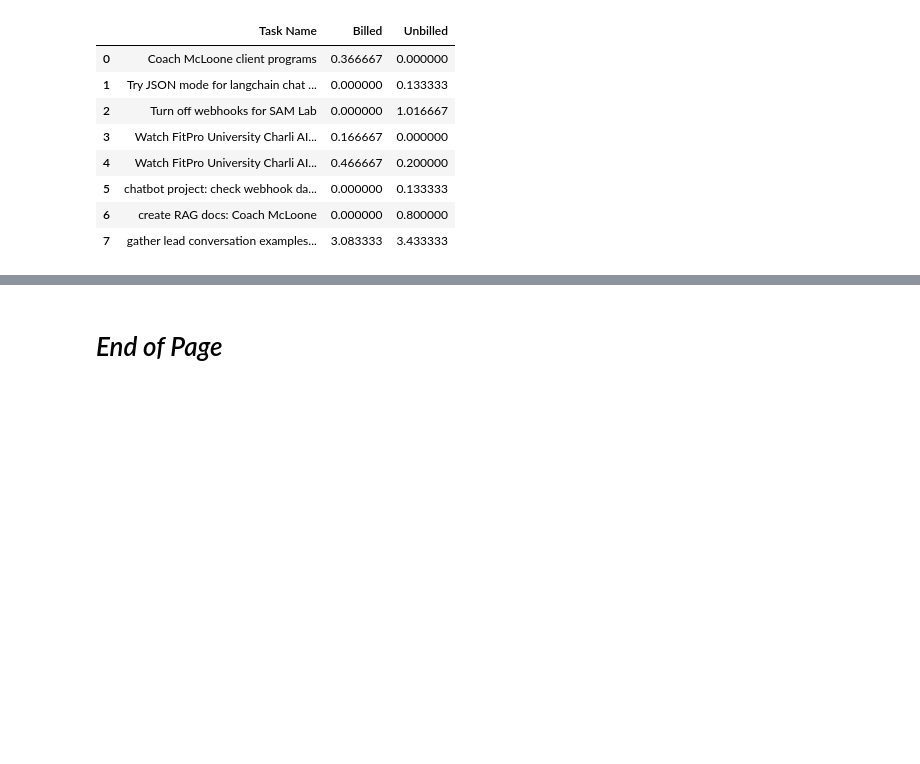
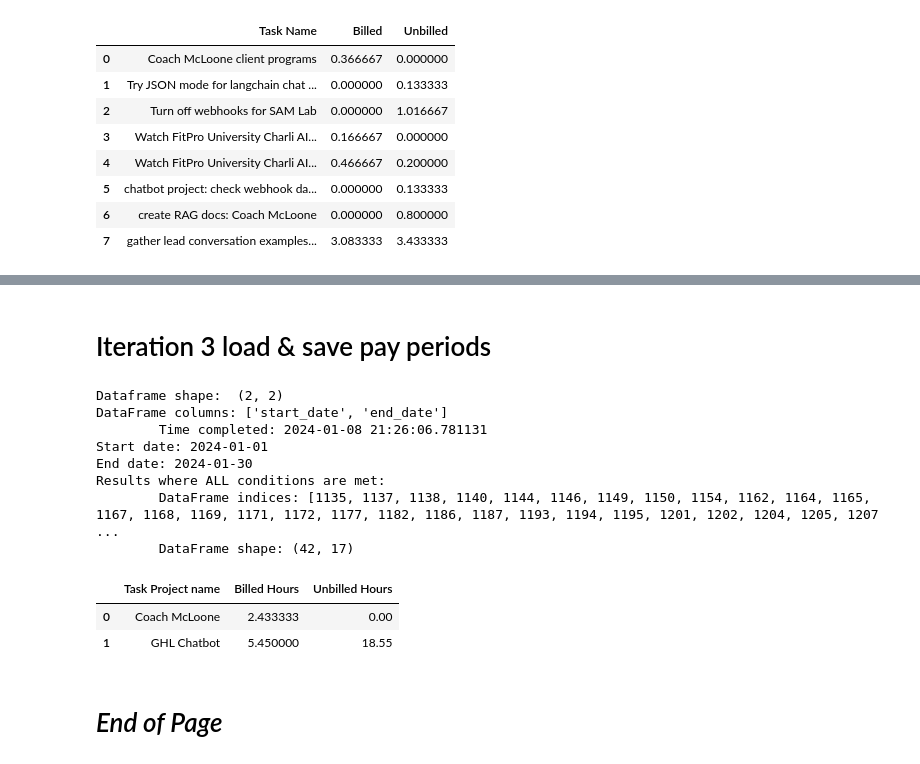
Before and after one commit to silvhua/notion-code, a Jupyter notebook: notebooks/2024-01-08 invoicing.ipynb, the cells around one changed output, grey strips where cells are left out. Saved outputs shown, nothing was run; the diff lists cells and outputs as text; code cells hidden in the pictures; blank space fills up the shorter version.

```diff
--- a/notebooks/2024-01-08 invoicing.ipynb
+++ b/notebooks/2024-01-08 invoicing.ipynb
@@ -254,2 +419,64 @@ Results where ALL conditions are met:
+# %% [markdown]
+# Iteration 3 load & save pay periods
+# %%
+from data_viz import *
+
+def get_invoice_records(df, start_date, end_date, filter_dict):
+    classified_df = classify_projects(df)
+
+    period_df = filter_by_period(
+        classified_df, column='created_time', period=None, start_date=start_date, end_date=end_date
+    )
+    client_df = filter_df_all_conditions(period_df, filter_dict, verbose=False)
+    return client_df
+
+def time_per_project(client_df, project_column='Task Project name', unbilled_column='Unbilled'):
+    if client_df[unbilled_column].dtype == 'bool':
+        client_df[unbilled_column] = client_df[unbilled_column].apply(
+            lambda x: 'Billed Hours' if x else 'Unbilled Hours'
+        )
+    df = pd.DataFrame(client_df.groupby([project_column, unbilled_column])['Elapsed'].agg('sum'))
+
+    df = df.unstack()
+    df.columns = df.columns.droplevel()
+    df.columns.name = None
+    df = df.reset_index()
+    df = df.fillna(0)
+    return df
+
+def get_payperiod(filename, path, verbose=False, index=0, strip_whitespaces=False):
+
+    payperiods = load_csv(filename, path)
+    if strip_whitespaces:
+        payperiods.columns = payperiods.columns.str.strip()
+        payperiods = payperiods.apply(lambda x: x.str.strip() if x.dtype == "object" else x)
+    payperiods = payperiods.sort_values(by='end_date', ascending=False)
+    start_date = payperiods['start_date'].iloc[index]
+    end_date = payperiods['end_date'].iloc[index]
+    if verbose:
+        print(f'Start date: {start_date}')
+        print(f'End date: {end_date}')
+    return start_date, end_date
+
+filter_dict = {
+    'Task Project name': ['Coach McLoone', 'GHL Chatbot']
+}
+
+start_date, end_date = get_payperiod('OIF_payperiods.csv', '../data/', verbose=1)
+
+# get_invoice_records(df, start_date, end_date, filter_dict)
+time_per_project(get_invoice_records(df, start_date, end_date, filter_dict))
+# %% [output]
+Dataframe shape:  (2, 2)
+DataFrame columns: ['start_date', 'end_date']
+        Time completed: 2024-01-08 21:26:06.781131
+Start date: 2024-01-01
+End date: 2024-01-30
+Results where ALL conditions are met:
+        DataFrame indices: [1135, 1137, 1138, 1140, 1144, 1146, 1149, 1150, 1154, 1162, 1164, 1165, 1167, 1168, 1169, 1171, 1172, 1177, 1182, 1186, 1187, 1193, 1194, 1195, 1201, 1202, 1204, 1205, 1207 ...
+        DataFrame shape: (42, 17)
+|  | Task Project name | Billed Hours | Unbilled Hours |
+| 0 | Coach McLoone | 2.433333 | 0.00 |
+| 1 | GHL Chatbot | 5.450000 | 18.55 |
 # %% [markdown]
 # *End of Page*
```
Also changed, not shown: parts of 5 cells of this notebook, 2 other files.
